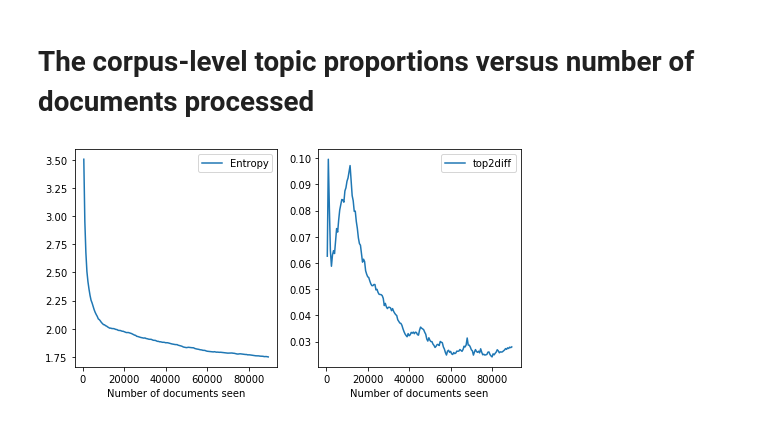
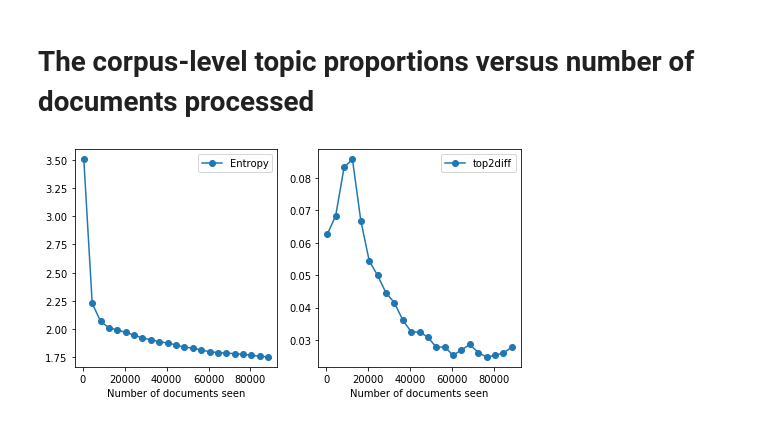
Before and after one commit to tinnguyen96/online-hdp, a Jupyter notebook: Code_Wang/Train-specs.ipynb, the cells around one changed output. Cells and saved outputs as stored; diff of their text form; code cells hidden in the pictures.

```diff
--- a/Code_Wang/Train-specs.ipynb
+++ b/Code_Wang/Train-specs.ipynb
@@ -31,11 +31,11 @@ def degen(exproot, num_docs, ax1, ax2):
         # top2diff
         top2diff.append(probs[0]-probs[1])
 
-    ax1.plot(num_docs,ents,label='Entropy')
+    ax1.plot(num_docs,ents,label='Entropy',marker='o')
     ax1.set_xlabel("Number of documents seen")
     ax1.legend()
 
-    ax2.plot(num_docs,top2diff,label='top2diff')
+    ax2.plot(num_docs,top2diff,label='top2diff',marker='o')
     ax2.set_xlabel("Number of documents seen")
     ax2.legend()
 
@@ -43,8 +43,8 @@ def degen(exproot, num_docs, ax1, ax2):
 # %%
 fig, axes = plt.subplots(1,2,figsize=(8,4))
 
-degen("results/corpus-wiki-kappa-0.7-tau-1024-batchsize-100/", range(500,90000,500), axes[0], axes[1])
+degen("results/corpus-wiki-kappa-0.7-tau-1024-batchsize-100/", range(500,90000,4000), axes[0], axes[1])
 
 plt.show()
 # %% [output]
-[figure, old version]
+[figure, new version]
```
Also changed, not shown: parts of 1 cell of this notebook, 6 other files.
